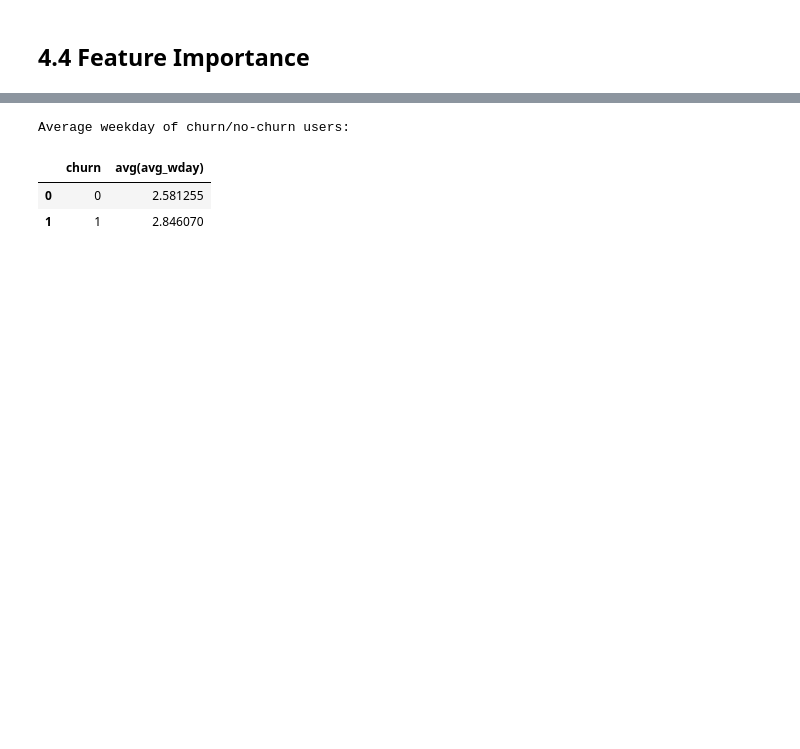
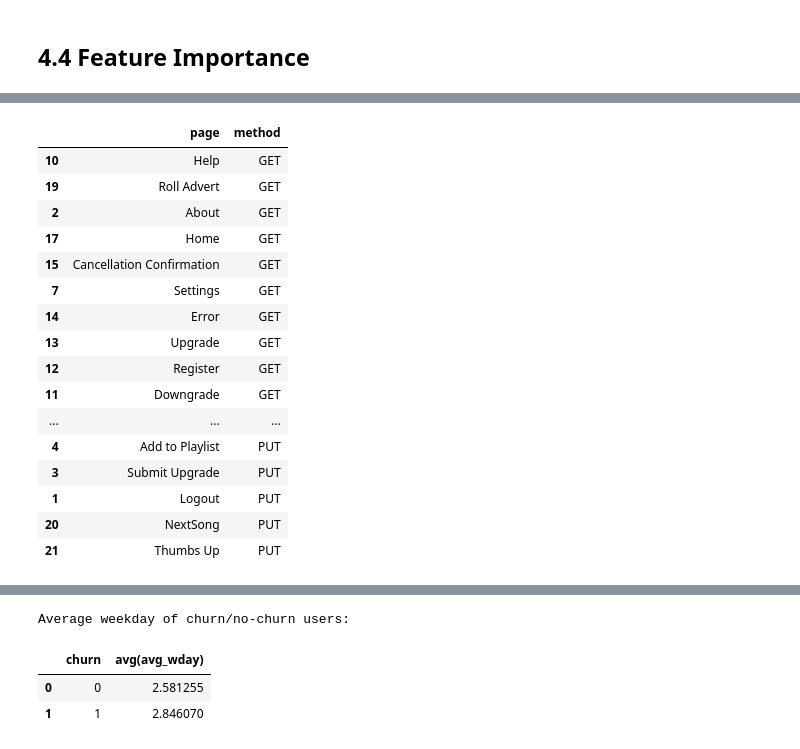
Before and after one commit to LollaPie/Sparkify, a Jupyter notebook: Sparkify.ipynb, the cells around one changed output, grey strips where cells are left out. Saved outputs shown, nothing was run; the diff lists cells and outputs as text; code cells hidden in the pictures; blank space fills up the shorter version.

```diff
--- a/Sparkify.ipynb
+++ b/Sparkify.ipynb
@@ -1126,0 +1132,20 @@ plt.show()
+# %%
+df_feat.select(['page', 'method']).distinct().toPandas().sort_values('method').head(30)
+# %% [output]
+|  | page | method |
+| 10 | Help | GET |
+| 19 | Roll Advert | GET |
+| 2 | About | GET |
+| 17 | Home | GET |
+| 15 | Cancellation Confirmation | GET |
+| 7 | Settings | GET |
+| 14 | Error | GET |
+| 13 | Upgrade | GET |
+| 12 | Register | GET |
+| 11 | Downgrade | GET |
+| ... | ... | ... |
+| 4 | Add to Playlist | PUT |
+| 3 | Submit Upgrade | PUT |
+| 1 | Logout | PUT |
+| 20 | NextSong | PUT |
+| 21 | Thumbs Up | PUT |
```
Also changed, not shown: parts of 28 cells of this notebook, 1 other file.
